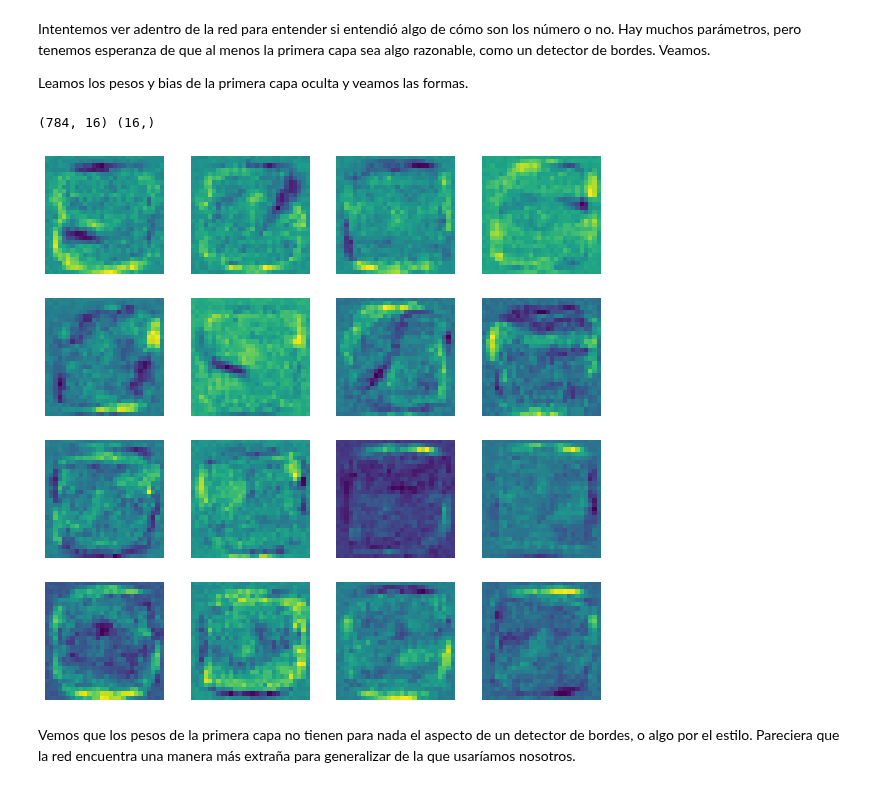
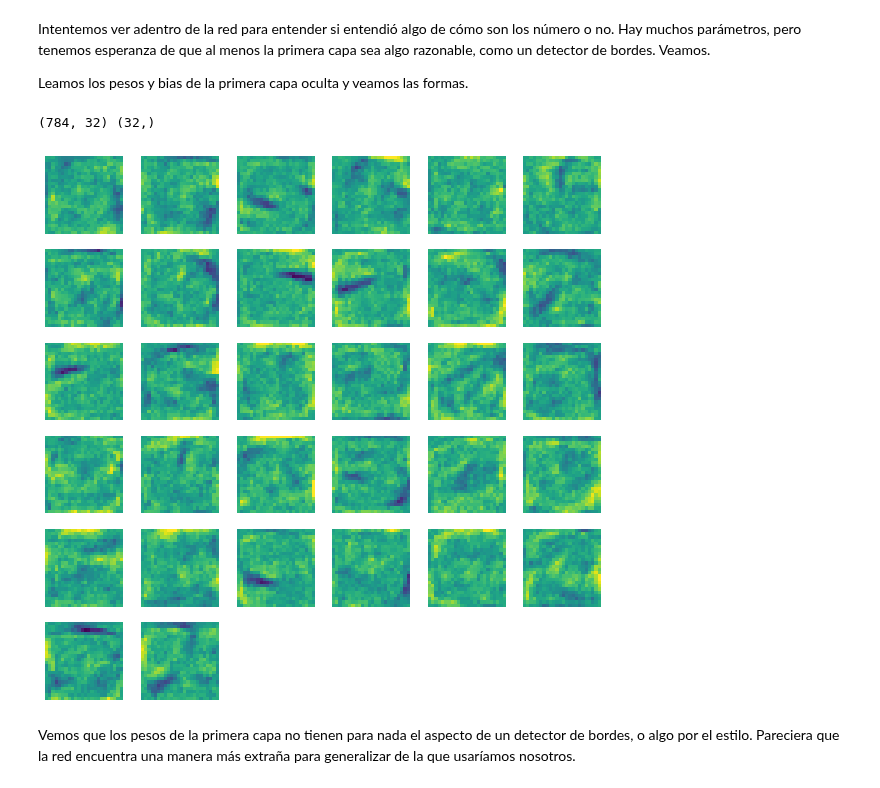
Before and after one commit to JavierGold/ML_UNSAM-2-2020, a Jupyter notebook: 12_Neural_Networks.ipynb, the cells around one changed output. Saved outputs shown, nothing was run; the diff lists cells and outputs as text; code cells hidden in the pictures.

```diff
--- a/12_Neural_Networks.ipynb
+++ b/12_Neural_Networks.ipynb
@@ -174,8 +174,8 @@ A continuación, armamos una red con la API secuencial.
 # %%
 model = keras.models.Sequential()
 model.add(keras.layers.Flatten(input_shape=(28,28)))
-model.add(keras.layers.Dense(16, activation='relu'))
-model.add(keras.layers.Dense(16, activation='relu'))
+model.add(keras.layers.Dense(32, activation='relu'))
+model.add(keras.layers.Dense(32, activation='relu'))
 model.add(keras.layers.Dense(10, activation='softmax'))
 # %% [markdown]
 La motivación para usar dos capas ocultas la podemos sacar del video que les mandé la otra semana:
@@ -215,7 +256,8 @@ Para acelerar el proceso y asegurarnos de que no sobreajustamos, usamos un `Earl
 
 Además, salvamos la salida del ajuste como historia para hacer plots.
 # %%
-early = keras.callbacks.EarlyStopping(patience=5, monitor='val_loss')
+early = keras.callbacks.EarlyStopping(patience=15, monitor='val_loss',
+                                      restore_best_weights=True)
 # %%
 history = model.fit(epochs=30, x=X_train, y=t_train_ohe, validation_data=(X_test, t_test_ohe),
                     callbacks=[early,])
@@ -312,20 +378,20 @@ Leamos los pesos y bias de la primera capa oculta y veamos las formas.
 W, b = model.layers[1].get_weights()
 print(W.shape, b.shape)
 # %% [output]
-(784, 16) (16,)
+(784, 32) (32,)
 # %%
-WW = W.reshape([28,28,16])
-Wmin = WW.min()
-Wmax = WW.max()
+WW = W.reshape([28,28,32])
+Wmin = WW[3:-3, 3:-3].min()
+Wmax = WW[3:-3, 3:-3].max()
 
 fig = plt.figure(figsize=(10,10))
 for i in range(WW.shape[-1]):
-    ax = fig.add_subplot(4, 4, i+1)
-    ax.imshow(WW[:, :, i], interpolation='None')#, vmin=Wmin, vmax=Wmax)
-#     print(WW[:, :, i].min(), WW[:, :, i].max(), b[i])
+    ax = fig.add_subplot(6, 6, i+1)
+    ax.imshow(WW[2:-2, 2:-2, i], interpolation='None', vmin=Wmin, vmax=Wmax)
+    #     print(WW[:, :, i].min(), WW[:, :, i].max(), b[i])
     ax.axis('off')
 # %% [output]
-[figure, old version]
+[figure, new version]
 # %% [markdown]
 Vemos que los pesos de la primera capa no tienen para nada el aspecto de un detector de bordes, o algo por el estilo. Pareciera que la red encuentra una manera más extraña para generalizar de la que usaríamos nosotros.
 # %% [markdown]
```
Also changed, not shown: parts of 18 cells of this notebook.
